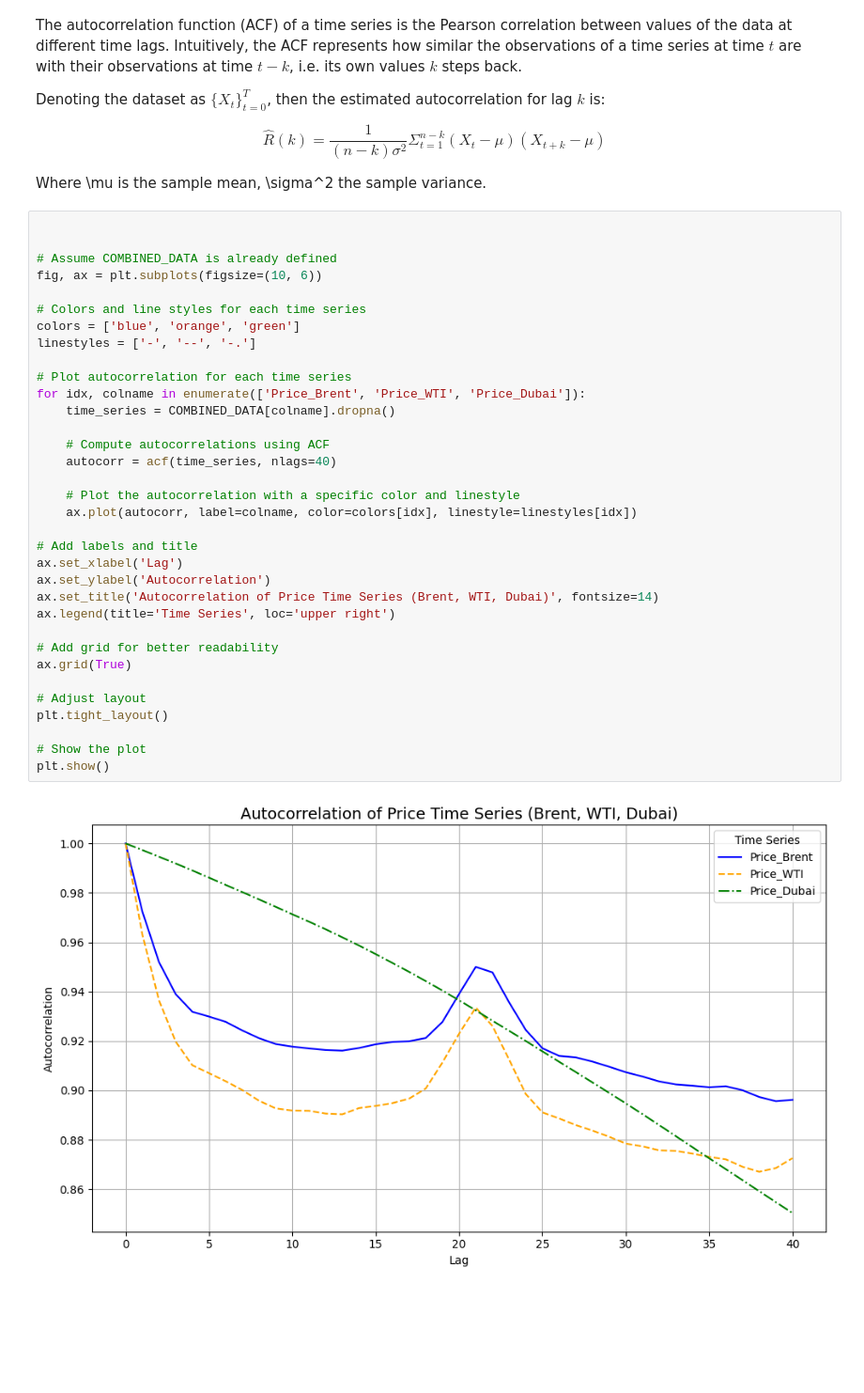
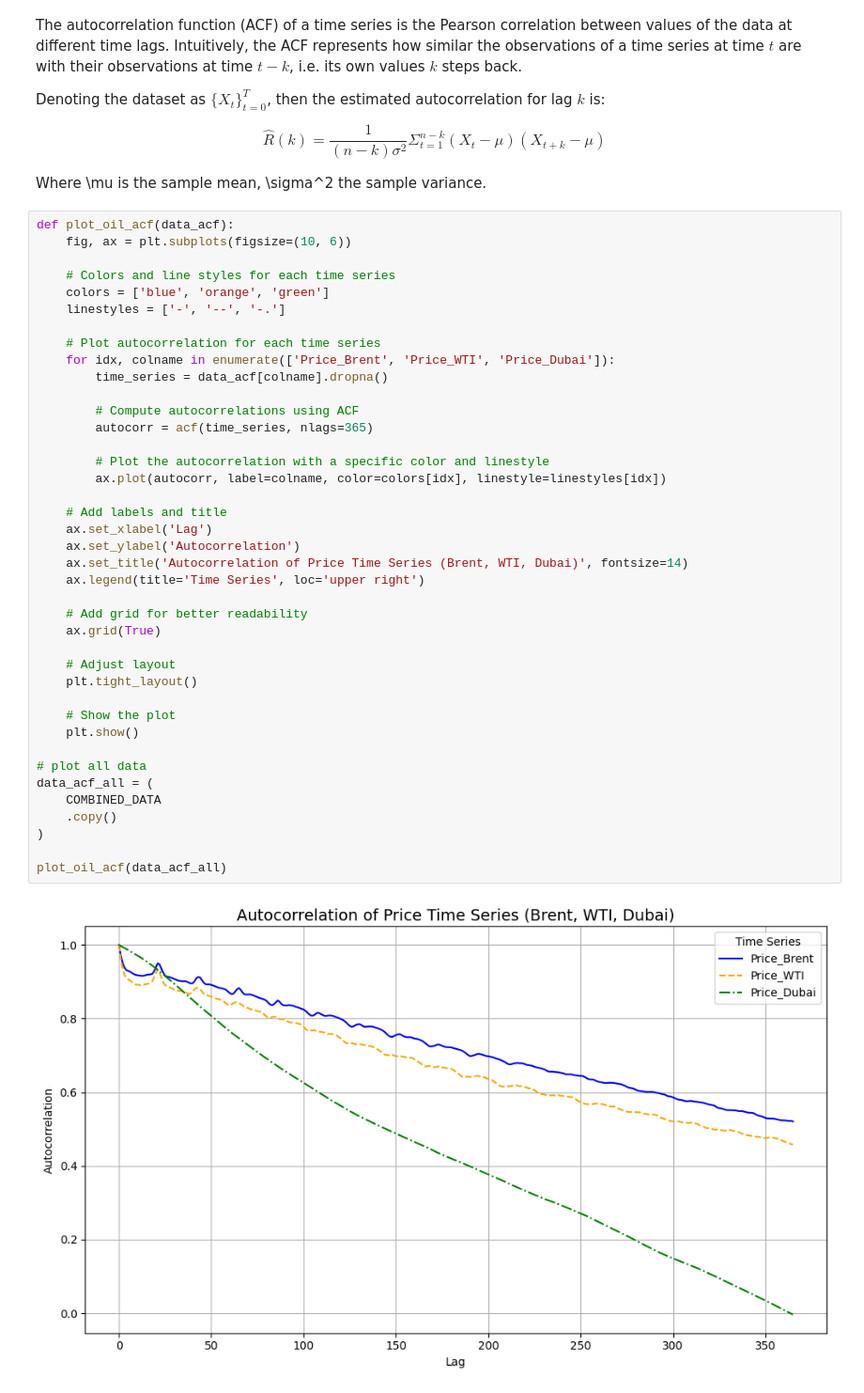
Before and after one commit to fabianbermana/oil_futures_analysis, a Jupyter notebook: scripts/time_series_analysis.ipynb, the cells around one changed output. Shown: that part at 94% size. Saved outputs shown, nothing was run; the diff lists cells and outputs as text; blank space fills up the shorter version.

```diff
--- a/scripts/time_series_analysis.ipynb
+++ b/scripts/time_series_analysis.ipynb
@@ -45,38 +45,44 @@ Denoting the dataset as $\{{X_t}\}_{t=0}^{T}$, then the estimated autocorrelatio
 
 Where \mu is the sample mean, \sigma^2 the sample variance.
 # %%
+def plot_oil_acf(data_acf):
+    fig, ax = plt.subplots(figsize=(10, 6))
 
+    # Colors and line styles for each time series
+    colors = ['blue', 'orange', 'green']
+    linestyles = ['-', '--', '-.']
 
-# Assume COMBINED_DATA is already defined
-fig, ax = plt.subplots(figsize=(10, 6))
+    # Plot autocorrelation for each time series
+    for idx, colname in enumerate(['Price_Brent', 'Price_WTI', 'Price_Dubai']):
+        time_series = data_acf[colname].dropna()
 
-# Colors and line styles for each time series
-colors = ['blue', 'orange', 'green']
-linestyles = ['-', '--', '-.']
+        # Compute autocorrelations using ACF
+        autocorr = acf(time_series, nlags=365)
 
-# Plot autocorrelation for each time series
-for idx, colname in enumerate(['Price_Brent', 'Price_WTI', 'Price_Dubai']):
-    time_series = COMBINED_DATA[colname].dropna()
+        # Plot the autocorrelation with a specific color and linestyle
+        ax.plot(autocorr, label=colname, color=colors[idx], linestyle=linestyles[idx])
 
-    # Compute autocorrelations using ACF
-    autocorr = acf(time_series, nlags=40)
+    # Add labels and title
+    ax.set_xlabel('Lag')
+    ax.set_ylabel('Autocorrelation')
+    ax.set_title('Autocorrelation of Price Time Series (Brent, WTI, Dubai)', fontsize=14)
+    ax.legend(title='Time Series', loc='upper right')
 
-    # Plot the autocorrelation with a specific color and linestyle
-    ax.plot(autocorr, label=colname, color=colors[idx], linestyle=linestyles[idx])
+    # Add grid for better readability
+    ax.grid(True)
 
-# Add labels and title
-ax.set_xlabel('Lag')
-ax.set_ylabel('Autocorrelation')
-ax.set_title('Autocorrelation of Price Time Series (Brent, WTI, Dubai)', fontsize=14)
-ax.legend(title='Time Series', loc='upper right')
+    # Adjust layout
+    plt.tight_layout()
 
-# Add grid for better readability
-ax.grid(True)
+    # Show the plot
+    plt.show()
 
-# Adjust layout
-plt.tight_layout()
+# plot all data
+data_acf_all = (
+    COMBINED_DATA
+    .copy()
+)
 
-# Show the plot
-plt.show()
+plot_oil_acf(data_acf_all)
 # %% [output]
-[figure, old version]
+[figure, new version]
```
Also changed, not shown: parts of 9 cells of this notebook, 1 other file.
